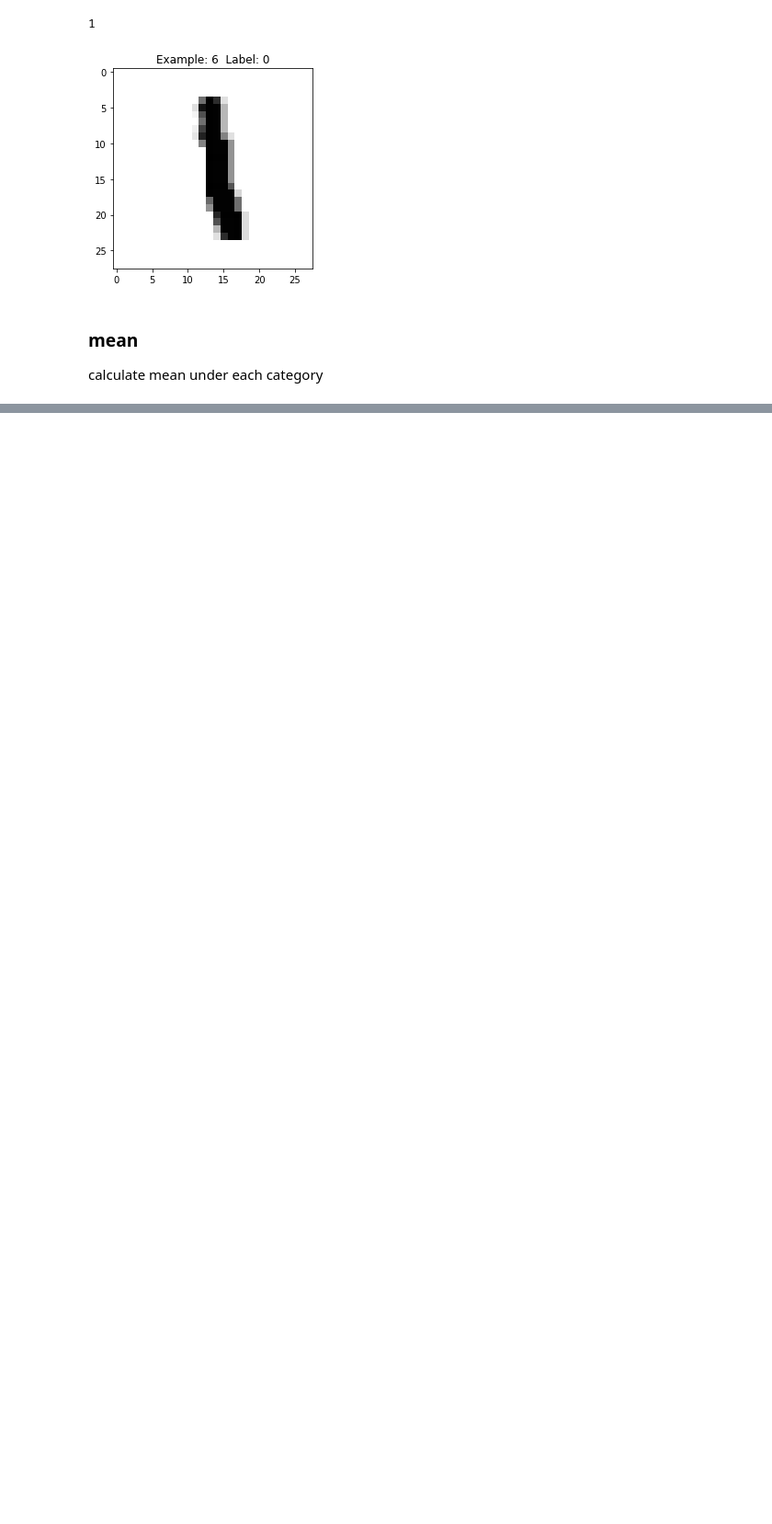
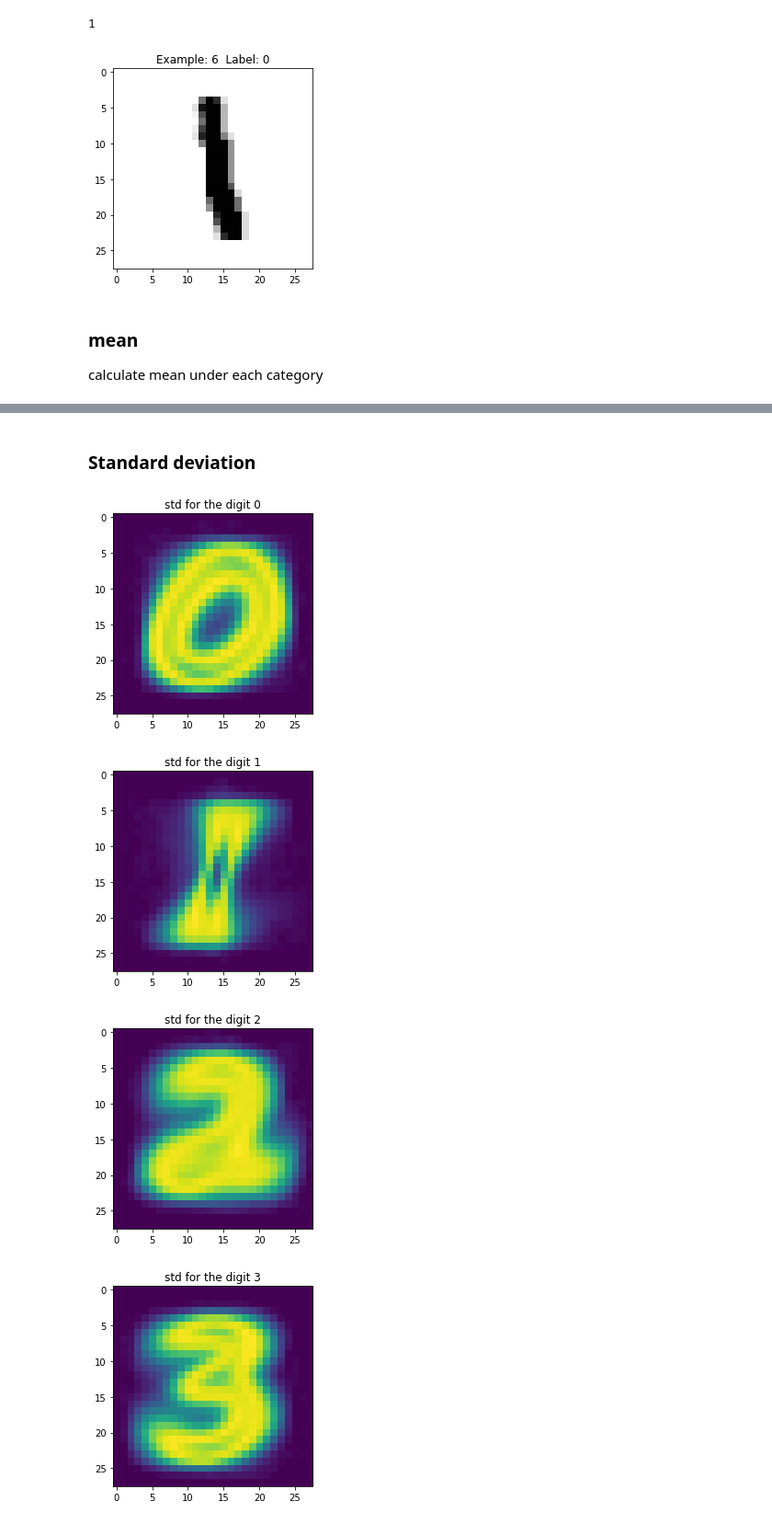
Before and after one commit to JKChang2015/Machine_Learning, a Jupyter notebook: Application/MNIST/Minist.ipynb, the cells around one changed output, grey strips where cells are left out. Shown: that part at 92% size. Cells and saved outputs as stored; diff of their text form; code cells hidden in the pictures; blank space fills up the shorter version.

```diff
--- a/Application/MNIST/Minist.ipynb
+++ b/Application/MNIST/Minist.ipynb
@@ -100,3 +66,10 @@ for i in range(60000):
+# %%
+# creat 9 numerical categories
+for cate in range(10):
+    globals()['image_' + str(cate)] = []
+
+for i in range(60000):
+    globals()['image_' + str(y_train[i])].append(images[i])
 # %% [markdown]
 ### mean
 calculate mean under each category
@@ -131,0 +76,8 @@ def display_mult_flat(start, stop):
+# %%
+for i in range(10):
+    globals()['means'+str(i)] = np.mean(globals()['image_'+str(i)],axis=0).reshape(28,28)
+# %%
+for i in range(10):
+    plt.title('mean for the digit %d' %i)
+    plt.imshow(globals()['means'+str(i)])
+    plt.show()
@@ -131,0 +95,12 @@ def display_mult_flat(start, stop):
+# %% [markdown]
+### Standard deviation
+# %%
+for i in range(10):
+    plt.title('std for the digit %d' %i)
+    plt.imshow(np.std(globals()['image_'+str(i)],axis=0).reshape(28,28))
+    plt.show()
+# %% [output]
+[figure, added]
+[figure, added]
+[figure, added]
+[figure, added]
```
Also changed, not shown: parts of 16 cells of this notebook, 1 other file.
